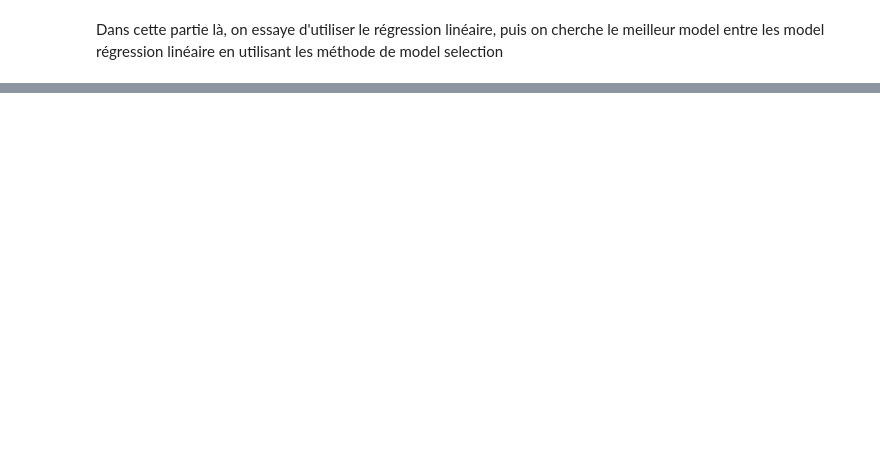
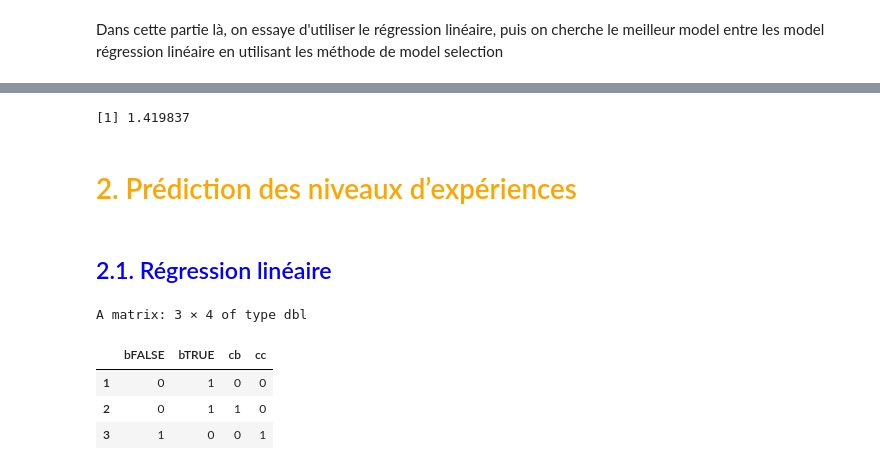
Before and after one commit to Anhquannnnnn/Machine-Learning, a Jupyter notebook: R.ipynb, the cells around one changed output, grey strips where cells are left out. Saved outputs shown, nothing was run; the diff lists cells and outputs as text; code cells hidden in the pictures; blank space fills up the shorter version.

```diff
--- a/R.ipynb
+++ b/R.ipynb
@@ -524 +621,3 @@ lm_elastic = lm_elastic_i
+# %%
+best.lm <- lm_lasso
 # %% [markdown]
@@ -526,4 +624,0 @@ lm_elastic = lm_elastic_i
-# %%
-df_encoded <- model.matrix(~ . - 1, data = train)
-svm.model <- svm(Calories_Burned ~ ., data = df_encoded, type = "eps-regression", kernel = "lin", cross = 5)
-plot(svm.model, data = df_encoded)
@@ -546,0 +703,24 @@ colnames(x.mat_no_i)
+# %%
+MSE_loss = c()
+for (model in names(svm.tune.results)){
+    MSE_loss <- append(MSE_loss, svm.tune.results[[model]]$best.performance)
+}
+best_svm = svm.tune.results[[which.min(MSE_loss)]]$best.model
+# %%
+loss_mse_calo(best_svm, test)
+# %% [output]
+[1] 1.419837
+# %% [markdown]
+# <FONT COLOR="Orange">2. Prédiction des niveaux d’expériences</font>
+# %% [markdown]
+## <FONT COLOR="Blue">2.1. Régression linéaire</font>
+# %%
+a = data.frame(a = c(0.1,0.2,0.3), b = c(TRUE, TRUE, FALSE), c= c("a","b","c"))
+# %%
+model.matrix(a~.-1, data = a)
+# %% [output]
+A matrix: 3 × 4 of type dbl
+|  | bFALSE | bTRUE | cb | cc |
+| 1 | 0 | 1 | 0 | 0 |
+| 2 | 0 | 1 | 1 | 0 |
+| 3 | 1 | 0 | 0 | 1 |
```
Also changed, not shown: parts of 46 cells of this notebook.
